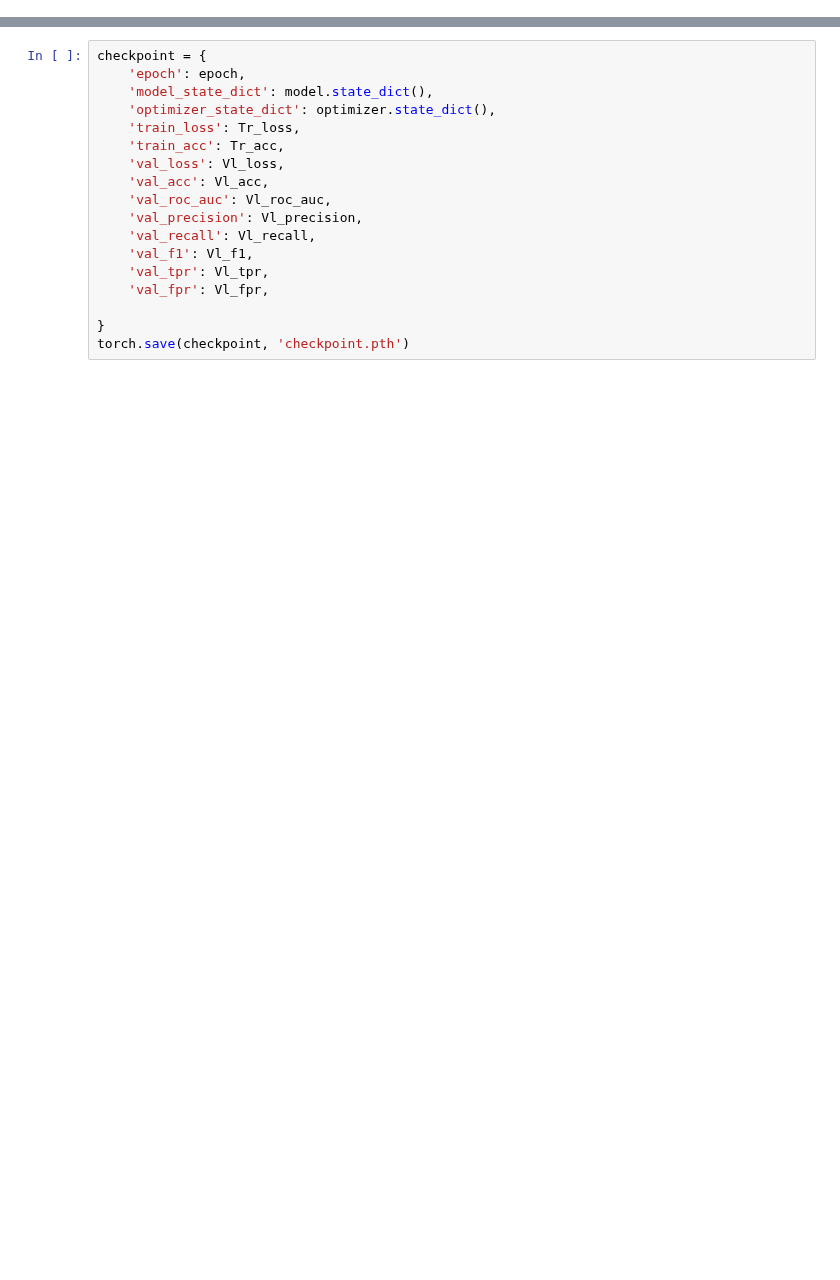
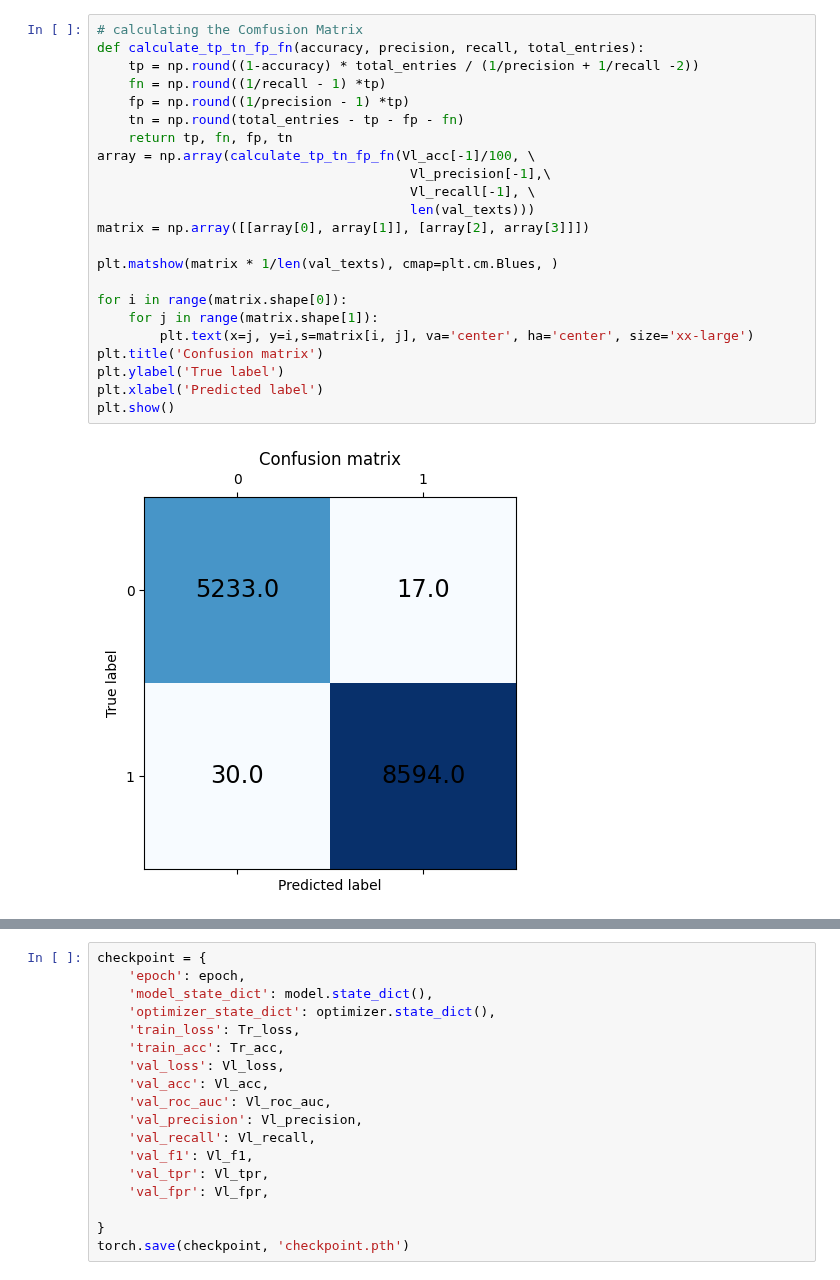
Before and after one commit to NatalTiger26/LLM-Text-Detection, a Jupyter notebook: BERT Model finetuning.ipynb, the cells around one changed output, grey strips where cells are left out. Saved outputs shown, nothing was run; the diff lists cells and outputs as text; blank space fills up the shorter version.

```diff
--- a/BERT Model finetuning.ipynb
+++ b/BERT Model finetuning.ipynb
@@ -300,0 +329,25 @@ AOC ROC: 0.9938, Precision: 0.9860, Recall: 0.9962, F1: 0.9911,
+# %%
+# calculating the Comfusion Matrix
+def calculate_tp_tn_fp_fn(accuracy, precision, recall, total_entries):
+    tp = np.round((1-accuracy) * total_entries / (1/precision + 1/recall -2))
+    fn = np.round((1/recall - 1) *tp)
+    fp = np.round((1/precision - 1) *tp)
+    tn = np.round(total_entries - tp - fp - fn)
+    return tp, fn, fp, tn
+array = np.array(calculate_tp_tn_fp_fn(Vl_acc[-1]/100, \
+                                        Vl_precision[-1],\
+                                        Vl_recall[-1], \
+                                        len(val_texts)))
+matrix = np.array([[array[0], array[1]], [array[2], array[3]]])
+
+plt.matshow(matrix * 1/len(val_texts), cmap=plt.cm.Blues, )
+
+for i in range(matrix.shape[0]):
+    for j in range(matrix.shape[1]):
+        plt.text(x=j, y=i,s=matrix[i, j], va='center', ha='center', size='xx-large')
+plt.title('Confusion matrix')
+plt.ylabel('True label')
+plt.xlabel('Predicted label')
+plt.show()
+# %% [output]
+[figure, added]
```
Also changed, not shown: parts of 23 cells of this notebook, 2 other files.
